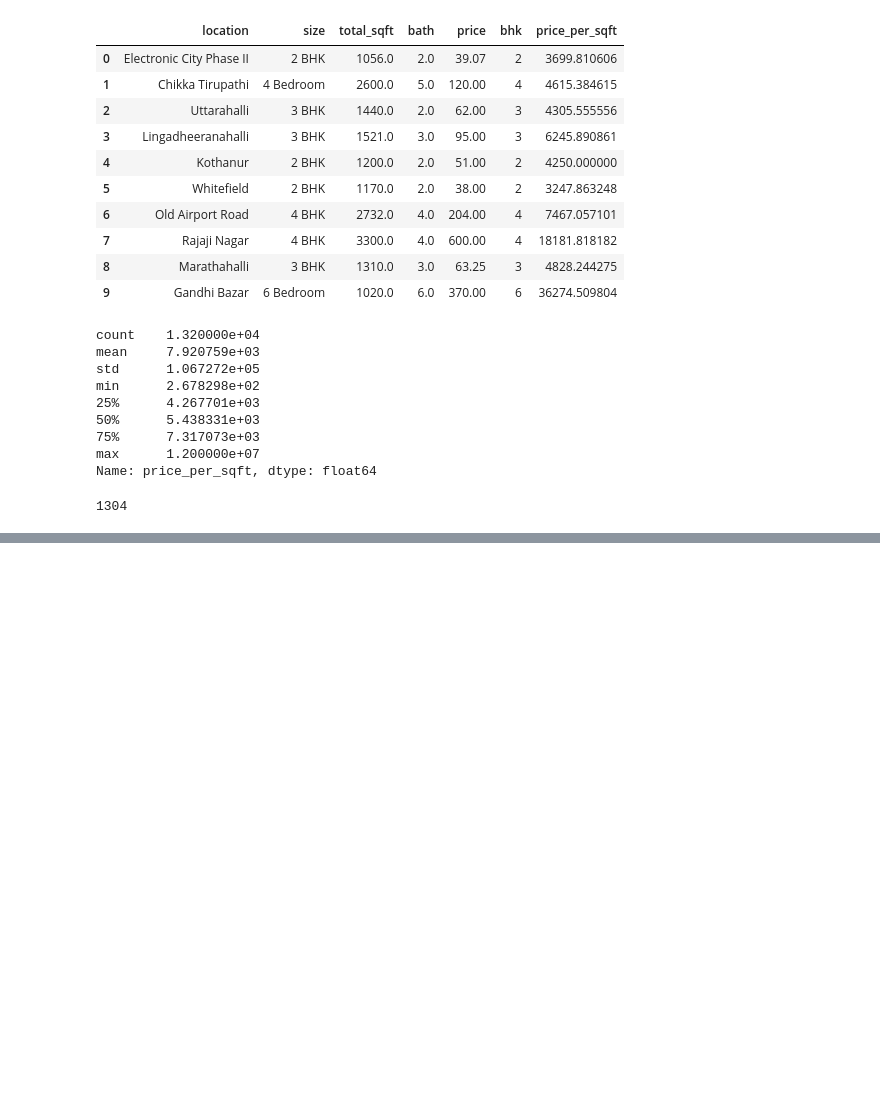
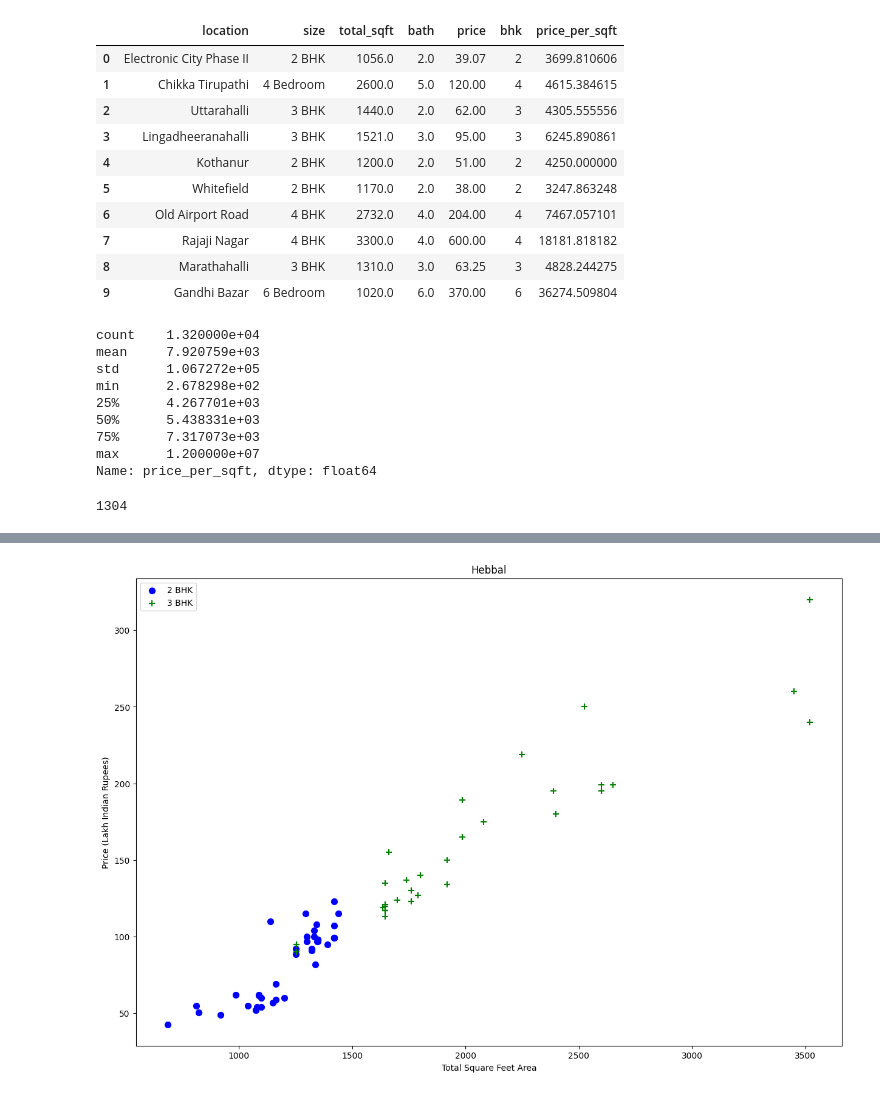
Before and after one commit to mayankanand2701/PredictXpert, a Jupyter notebook: Models/House Price Prediction Code.ipynb, the cells around one changed output, grey strips where cells are left out. Saved outputs shown, nothing was run; the diff lists cells and outputs as text; code cells hidden in the pictures; blank space fills up the shorter version.

```diff
--- a/Models/House Price Prediction Code.ipynb
+++ b/Models/House Price Prediction Code.ipynb
@@ -304,0 +497,4 @@ len(df4['location'].unique())
+# %%
+plot_scatter_chart(df7,"Hebbal")
+# %% [output]
+[figure, added]
```
Also changed, not shown: parts of 51 cells of this notebook, 2 other files.
